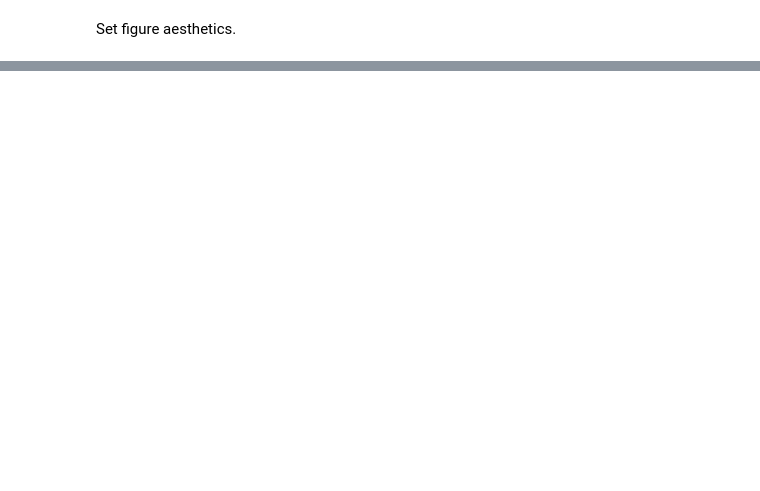
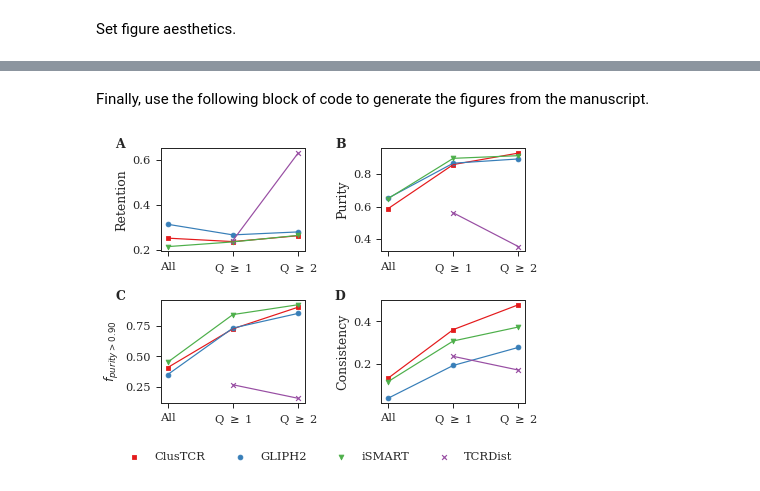
Before and after one commit to svalkiers/clusTCR, a Jupyter notebook: analysis/compare_methods.ipynb, the cells around one changed output, grey strips where cells are left out. Drawn from its saved outputs; the diff is of its cells as text; code cells hidden in the pictures; blank space fills up the shorter version.

Commit message:
Methods benchmarking

```diff
--- a/analysis/compare_methods.ipynb
+++ b/analysis/compare_methods.ipynb
@@ -29 +70,3 @@ sns.set_context('paper', font_scale=1.3)
+# %%
+CHAIN = 'beta'
 # %% [markdown]
@@ -268,0 +118,70 @@ for method in m1.method.unique():
+# %% [markdown]
+Finally, use the following block of code to generate the figures from the manuscript.
+# %%
+# Import results
+benchmark = pd.read_csv('./results/method_comparison_accuracy_{}.tsv'.format(CHAIN), sep='\t')
+
+fig, ax = plt.subplots(nrows=2, ncols=2)
+
+# Set x-axis labels
+locs = [0, 1, 2]
+labels = ['All', 'Q $\\geq$ 1', 'Q $\\geq$ 2']
+plt.setp(ax, xticks=locs, xticklabels=labels),
+x = benchmark.q.unique()
+
+isolated_metric = benchmark[benchmark.metrics=='retention']
+ax[0,0].plot(x, isolated_metric[isolated_metric.method=='ClusTCR'].actual)
+ax[0,0].scatter(x, isolated_metric[isolated_metric.method=='ClusTCR'].actual, marker='s')
+ax[0,0].plot(x, isolated_metric[isolated_metric.method=='GLIPH2'].actual)
+ax[0,0].scatter(x, isolated_metric[isolated_metric.method=='GLIPH2'].actual, marker='o')
+ax[0,0].plot(x, isolated_metric[isolated_metric.method=='iSMART'].actual)
+ax[0,0].scatter(x, isolated_metric[isolated_metric.method=='iSMART'].actual, marker='v')
+ax[0,0].plot([1,2], isolated_metric[isolated_metric.method=='TCRDist'].actual)
+ax[0,0].scatter([1,2], isolated_metric[isolated_metric.method=='TCRDist'].actual, marker='x')
+ax[0,0].set_ylabel('Retention')
+
+isolated_metric = benchmark[benchmark.metrics=='purity']
+ax[0,1].plot(x, isolated_metric[isolated_metric.method=='ClusTCR'].actual)
+ax[0,1].scatter(x, isolated_metric[isolated_metric.method=='ClusTCR'].actual, marker='s')
+ax[0,1].plot(x, isolated_metric[isolated_metric.method=='GLIPH2'].actual)
+ax[0,1].scatter(x, isolated_metric[isolated_metric.method=='GLIPH2'].actual, marker='o')
+ax[0,1].plot(x, isolated_metric[isolated_metric.method=='iSMART'].actual)
+ax[0,1].scatter(x, isolated_metric[isolated_metric.method=='iSMART'].actual, marker='v')
+ax[0,1].plot([1,2], isolated_metric[isolated_metric.method=='TCRDist'].actual)
+ax[0,1].scatter([1,2], isolated_metric[isolated_metric.method=='TCRDist'].actual, marker='x')
+ax[0,1].set_ylabel('Purity')
+
+isolated_metric = benchmark[benchmark.metrics=='purity_90']
+ax[1,0].plot(x, isolated_metric[isolated_metric.method=='ClusTCR'].actual)
+ax[1,0].scatter(x, isolated_metric[isolated_metric.method=='ClusTCR'].actual, marker='s')
+ax[1,0].plot(x, isolated_metric[isolated_metric.method=='GLIPH2'].actual)
+ax[1,0].scatter(x, isolated_metric[isolated_metric.method=='GLIPH2'].actual, marker='o')
+ax[1,0].plot(x, isolated_metric[isolated_metric.method=='iSMART'].actual)
+ax[1,0].scatter(x, isolated_metric[isolated_metric.method=='iSMART'].actual, marker='v')
+ax[1,0].plot([1,2], isolated_metric[isolated_metric.method=='TCRDist'].actual)
+ax[1,0].scatter([1,2], isolated_metric[isolated_metric.method=='TCRDist'].actual, marker='x')
+ax[1,0].set_ylabel(r'$f_{purity > 0.90}$')
+
+isolated_metric = benchmark[benchmark.metrics=='consistency']
+ax[1,1].plot(x, isolated_metric[isolated_metric.method=='ClusTCR'].actual)
+ax[1,1].scatter(x, isolated_metric[isolated_metric.method=='ClusTCR'].actual, marker='s', label='ClusTCR')
+ax[1,1].plot(x, isolated_metric[isolated_metric.method=='GLIPH2'].actual)
+ax[1,1].scatter(x, isolated_metric[isolated_metric.method=='GLIPH2'].actual, marker='o', label='GLIPH2')
+ax[1,1].plot(x, isolated_metric[isolated_metric.method=='iSMART'].actual)
+ax[1,1].scatter(x, isolated_metric[isolated_metric.method=='iSMART'].actual, marker='v', label='iSMART')
+ax[1,1].plot([1,2], isolated_metric[isolated_metric.method=='TCRDist'].actual)
+ax[1,1].scatter([1,2], isolated_metric[isolated_metric.method=='TCRDist'].actual, marker='x', label='TCRDist')
+ax[1,1].set_ylabel('Consistency')
+
+ax[0,0].text(-0.25, 1.1, 'A', transform=ax[0,0].transAxes, fontweight='bold', va='top', ha='right')
+ax[0,1].text(-0.25, 1.1, 'B', transform=ax[0,1].transAxes, fontweight='bold', va='top', ha='right')
+ax[1,0].text(-0.25, 1.1, 'C', transform=ax[1,0].transAxes, fontweight='bold', va='top', ha='right')
+ax[1,1].text(-0.25, 1.1, 'D', transform=ax[1,1].transAxes, fontweight='bold', va='top', ha='right')
+
+handles, labels = ax[1,1].get_legend_handles_labels()
+fig.legend(handles, labels, ncol=4, loc='lower right', bbox_to_anchor=(.94, -.1))
+
+fig.tight_layout()
+fig.savefig('./results/figures/method_comparison_accuracy_{}.eps'.format(CHAIN), format='eps', bbox_inches='tight')
+# %% [output]
+[figure, added]
```
Also changed, not shown: parts of 12 cells of this notebook.
